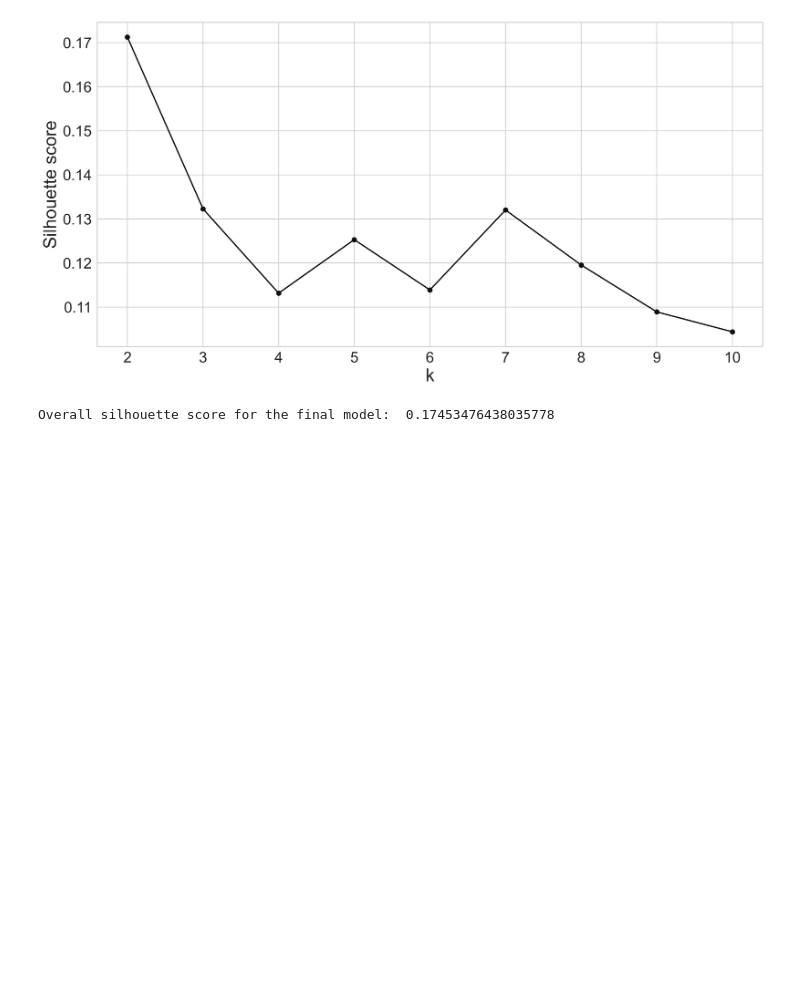
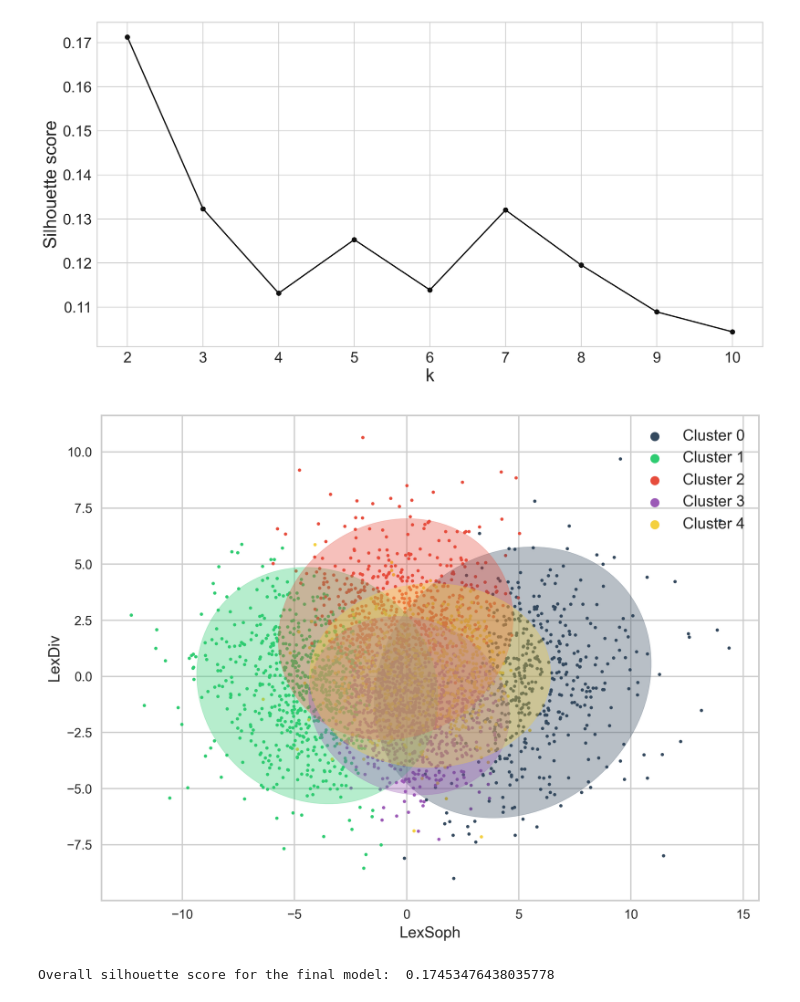
Before and after one commit to HuiyingCai/GMM_clustering_tutorial, a Jupyter notebook: GMM_clustering_tutorial.ipynb, the cells around one changed output. Drawn from its saved outputs; the diff is of its cells as text; code cells hidden in the pictures; blank space fills up the shorter version.

Commit message:
Added codes to plot GMM ellipses.

```diff
--- a/GMM_clustering_tutorial.ipynb
+++ b/GMM_clustering_tutorial.ipynb
@@ -130,0 +106,61 @@ for k in range(num_clusters):
+# %%
+# Dynamically assign colors for each cluster (cycle through palette if needed)
+base_colors = PALETTES["flatui"]
+ccode_cl = [base_colors[i % len(base_colors)] for i in range(num_clusters)]
+
+## Plot the resulting Gaussian clusters and covariance ellipses in PC1-PC2 space
+# Prepare 2D data for plotting (first two PCs)
+X_plot = LC_data_trans[:, :2]
+Y_plot = labels
+
+# Create a new figure and axes
+fig, ax = pyplot.subplots(figsize=(8, 6), dpi=300)
+
+# Loop through each Gaussian component (cluster)
+for i, (mean, covar, color) in enumerate(zip(model.means_, model.covariances_, ccode_cl)):
+
+    # Extract the covariance matrix for the first two PCs
+    cov_2d = covar[:2, :2]
+
+    # Eigen-decomposition of the 2D covariance matrix
+    # v: eigenvalues (variance along principal directions)
+    # w: eigenvectors (orientation of the ellipse axes)
+    v, w = linalg.eigh(cov_2d)
+
+    # Skip this cluster if no points were assigned to it
+    if not numpy.any(Y_plot == i):
+        continue
+
+    # Plot the indiviual data points for the current cluster
+    pyplot.scatter(X_plot[Y_plot == i, 0], X_plot[Y_plot == i, 1], s=5, color=color, label="Cluster {}".format(i))
+
+    # Compute the orientation (rotation angle) of the covariance ellipse
+    # The angle is determined by the first eigenvector of the covariance matrix
+    angle = numpy.arctan2(w[0][1], w[0][0])  # orientation in radians
+    angle = 180.0 * angle / numpy.pi  # convert to degrees
+
+    # Scale the eigenvalues to get the width and height of the ellipse
+    v = 3.0 * numpy.sqrt(2.0) * numpy.sqrt(v)  # approximates a coverage similar to 3 standard deviations along each principal axis (i.e., most of the cluster mass)
+
+    # Create an ellipse patch representing the covariance structure
+    ellpise = Ellipse(mean[:2],         # centered at the cluster mean
+                      v[0],             # width
+                      v[1],             # height
+                      180.0 + angle,    # rotation angle in degrees
+                      color=color)
+    ellpise.set_clip_box(ax.bbox)
+    ellpise.set_zorder(3)   # Set drawing order so ellipses above points
+    ellpise.set_alpha(0.35)
+    ax.add_artist(ellpise)
+
+# Set labels and legend
+pyplot.xlabel("LexSoph", fontsize=12)
+pyplot.ylabel("LexDiv", fontsize=12)
+pyplot.legend(fontsize=12, markerscale=3, loc ="upper right")
+pyplot.tight_layout()
+
+# Save the figure as a PDF
+pyplot.savefig("clusters_covariance_ellipses.pdf", format="pdf", bbox_inches="tight")
+pyplot.show()
+# %% [output]
+[figure, added]
```
Also changed, not shown: parts of 4 cells of this notebook.
